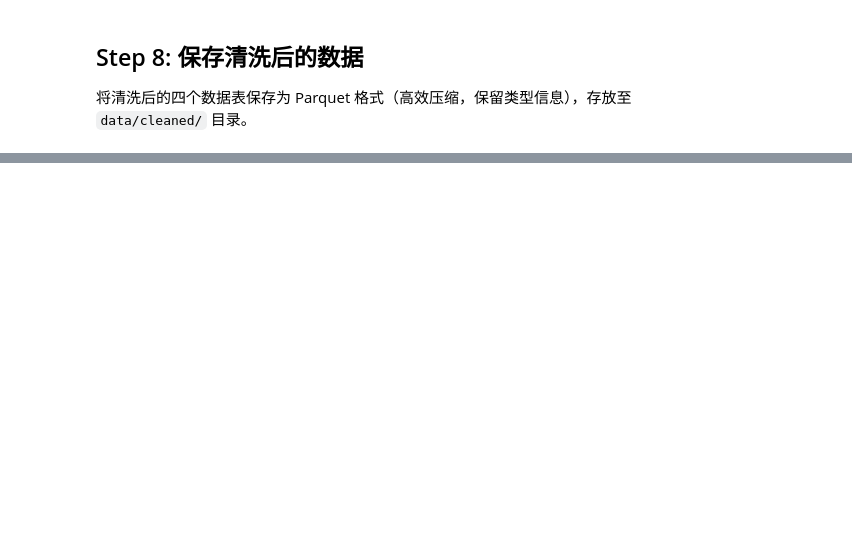
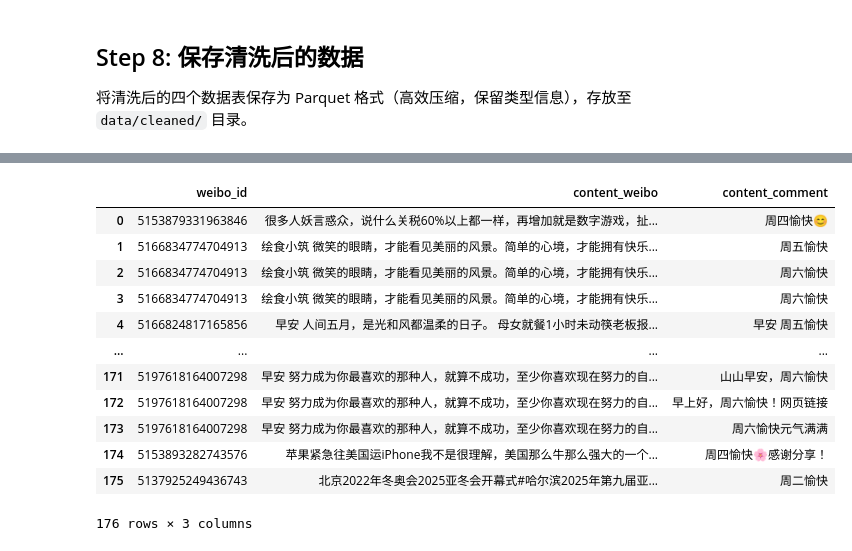
Before and after one commit to YoruRain/multi-agent-emotion-simulation, a Jupyter notebook: notebook/04data_cleaning.ipynb, the cells around one changed output, grey strips where cells are left out. Saved outputs shown, nothing was run; the diff lists cells and outputs as text; code cells hidden in the pictures; blank space fills up the shorter version.

```diff
--- a/notebook/04data_cleaning.ipynb
+++ b/notebook/04data_cleaning.ipynb
@@ -982,0 +1164,20 @@ df_user_weibo = pd.read_parquet(r"..\data\cleaned\user_weibo.parquet")
+# %%
+df_topic_weibo[["weibo_id", "content"]].merge(
+    df_topic_comment[["weibo_id", "content"]][df_topic_comment["content"].str.contains(r"周(一|二|三|四|五|六|日)愉快", regex=True)],
+    on="weibo_id",
+    suffixes=("_weibo", "_comment")
+)
+# %% [output]
+|  | weibo_id | content_weibo | content_comment |
+| 0 | 5153879331963846 | 很多人妖言惑众，说什么关税60%以上都一样，再增加就是数字游戏，扯... | 周四愉快😊 |
+| 1 | 5166834774704913 | 绘食小筑 微笑的眼睛，才能看见美丽的风景。简单的心境，才能拥有快乐... | 周五愉快 |
+| 2 | 5166834774704913 | 绘食小筑 微笑的眼睛，才能看见美丽的风景。简单的心境，才能拥有快乐... | 周六愉快 |
+| 3 | 5166834774704913 | 绘食小筑 微笑的眼睛，才能看见美丽的风景。简单的心境，才能拥有快乐... | 周六愉快 |
+| 4 | 5166824817165856 | 早安 人间五月，是光和风都温柔的日子。 母女就餐1小时未动筷老板报... | 早安 周五愉快 |
+| ... | ... | ... | ... |
+| 171 | 5197618164007298 | 早安 努力成为你最喜欢的那种人，就算不成功，至少你喜欢现在努力的自... | 山山早安，周六愉快 |
+| 172 | 5197618164007298 | 早安 努力成为你最喜欢的那种人，就算不成功，至少你喜欢现在努力的自... | 早上好，周六愉快！网页链接 |
+| 173 | 5197618164007298 | 早安 努力成为你最喜欢的那种人，就算不成功，至少你喜欢现在努力的自... | 周六愉快元气满满 |
+| 174 | 5153893282743576 | 苹果紧急往美国运iPhone我不是很理解，美国那么牛那么强大的一个... | 周四愉快🌸感谢分享！ |
+| 175 | 5137925249436743 | 北京2022年冬奥会2025亚冬会开幕式#哈尔滨2025年第九届亚... | 周二愉快 |
+176 rows × 3 columns
```
Also changed, not shown: parts of 16 cells of this notebook.
